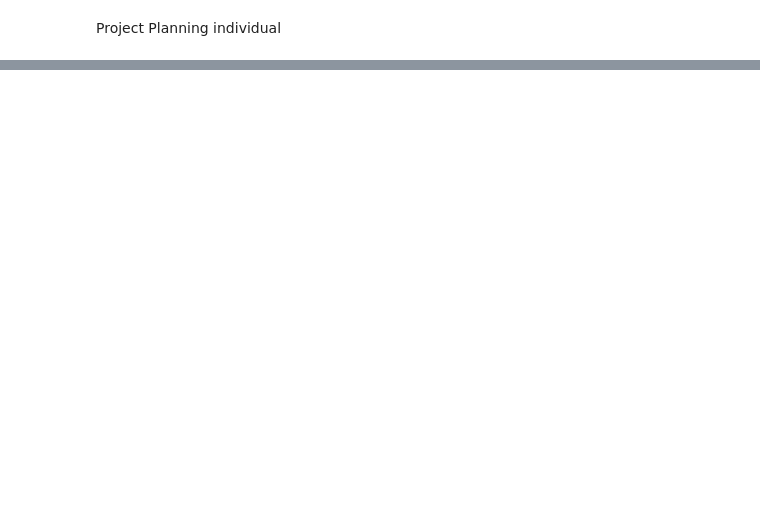
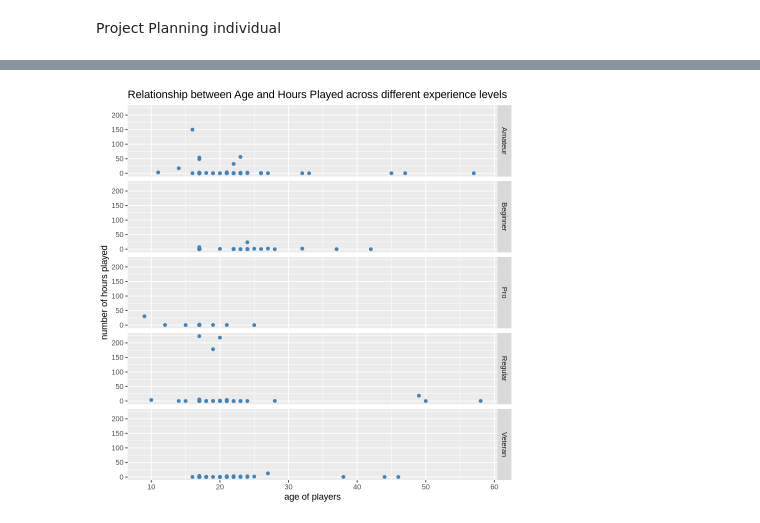
Before and after one commit to ManreetGrewal/Individual-Group-project, a Jupyter notebook: codes.ipynb, the cells around one changed output, grey strips where cells are left out. Cells and saved outputs as stored; diff of their text form; code cells hidden in the pictures; blank space fills up the shorter version.

```diff
--- a/codes.ipynb
+++ b/codes.ipynb
@@ -47,0 +61,4 @@ A tibble: 6 × 7
+# %%
+players_clean <- player_file |>
+select(experience, Age, played_hours)
+players_clean
@@ -47,0 +98,4 @@ A tibble: 6 × 7
+# %%
+players_clean <- players_clean |>
+filter(!is.na(Age), !is.na(played_hours))
+players_clean
@@ -47,0 +139,12 @@ A tibble: 6 × 7
+# %%
+players_graphs <- players_clean |>
+ggplot(aes( x = Age, y = played_hours)) +
+geom_point(colour = "steelblue") +
+facet_grid(rows = vars(experience)) +
+labs(
+    x = "age of players",
+    y = "number of hours played",
+    title = "Relationship between Age and Hours Played across different experience levels")
+players_graphs
+# %% [output]
+[figure, added]
```
Also changed, not shown: parts of 10 cells of this notebook.
